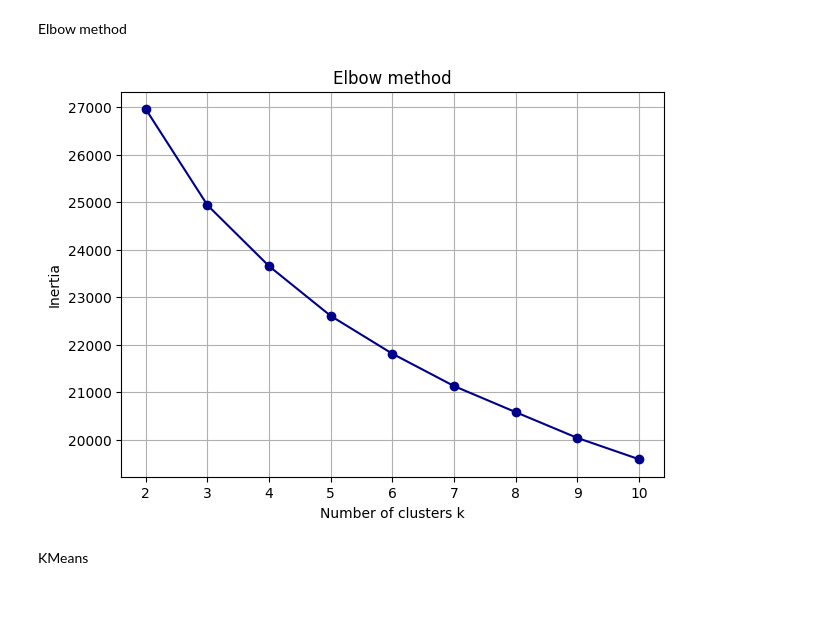
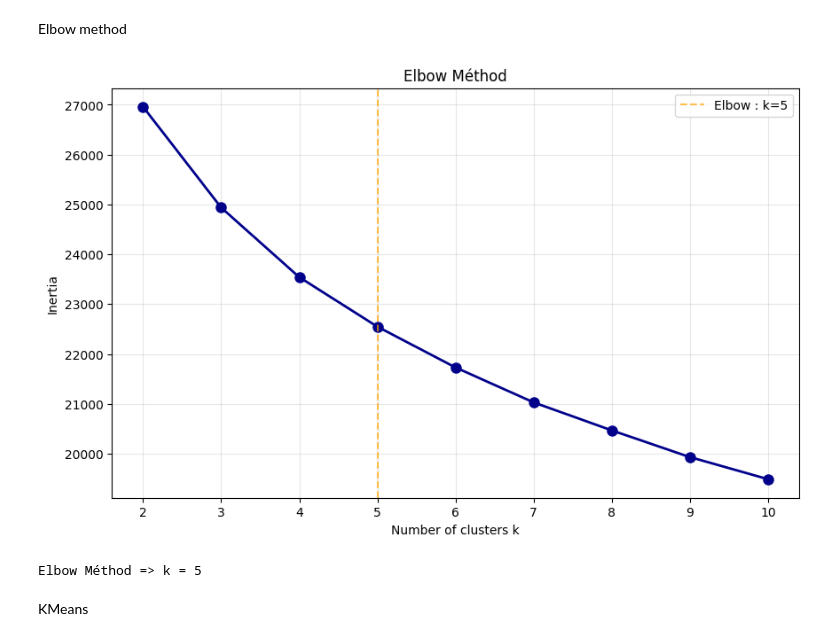
Before and after one commit to Mattei-Theophile/Flatmate-Matcher, a Jupyter notebook: project.ipynb, the cells around one changed output. Drawn from its saved outputs; the diff is of its cells as text; code cells hidden in the pictures; blank space fills up the shorter version.

```diff
--- a/project.ipynb
+++ b/project.ipynb
@@ -490,21 +495,43 @@ Elbow method
 # %%
 inertia_values = []
 K_range = range(2, 11)
 
 for k in K_range:
-    kmeans = KMeans(n_clusters=k, random_state=42)
+    kmeans = KMeans(n_clusters=k, random_state=42, n_init=10)
     kmeans.fit(normalized_df)
     inertia_values.append(kmeans.inertia_)
 
-# 2. Afficher l'inertie en fonction de k (graphe du coude)
-plt.figure(figsize=(7,5))
-plt.plot(K_range, inertia_values, 'o-', color='darkblue')
+x = np.array(K_range)
+y = np.array(inertia_values)
+
+p1 = np.array([x[0], y[0]])
+p2 = np.array([x[-1], y[-1]])
+
+distances = []
+for i in range(len(x)):
+    point = np.array([x[i], y[i]])
+    distance = np.abs(np.cross(p2 - p1, p1 - point)) / np.linalg.norm(p2 - p1)
+    distances.append(distance)
+
+elbow_idx = np.argmax(distances)
+best_k = K_range[elbow_idx]
+
+plt.figure(figsize=(10, 6))
+plt.plot(K_range, inertia_values, 'o-', color='darkblue', linewidth=2, markersize=8)
+
+plt.axvline(x=best_k, color='orange', linestyle='--', alpha=0.7,
+            label=f'Elbow : k={best_k}')
+
 plt.xlabel('Number of clusters k')
 plt.ylabel('Inertia')
-plt.title('Elbow method')
-plt.grid(True)
+plt.title('Elbow Méthod')
+plt.grid(True, alpha=0.3)
+plt.legend()
 plt.show()
+
+print(f"Elbow Méthod => k = {best_k}")
 # %% [output]
-[figure, old version]
+[figure, new version]
+Elbow Méthod => k = 5
 # %% [markdown]
 KMeans
```
Also changed, not shown: parts of 9 cells of this notebook.
